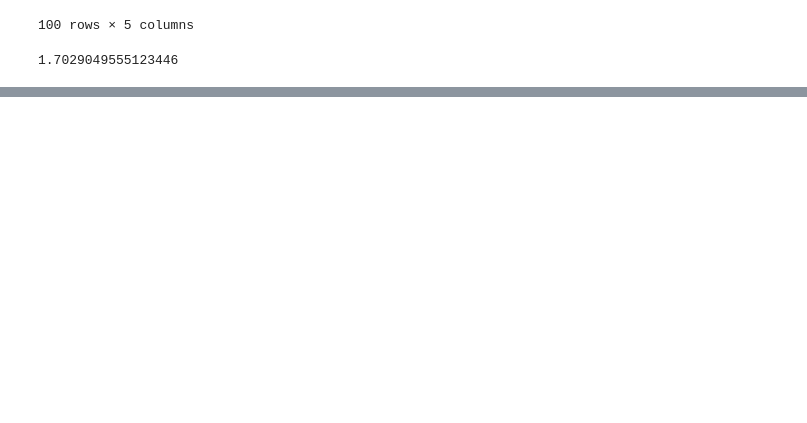
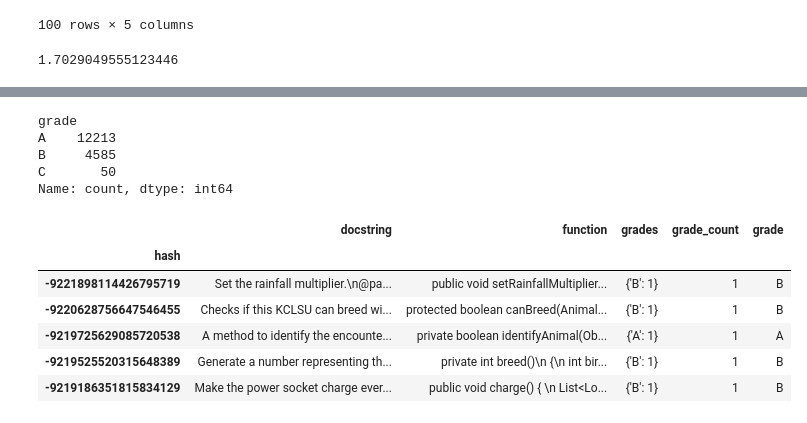
Before and after one commit to m-messer/Grading-Documentation-with-Machine-Learning, a Jupyter notebook: menagerie_unique_processor.ipynb, the cells around one changed output, grey strips where cells are left out. Saved outputs shown, nothing was run; the diff lists cells and outputs as text; code cells hidden in the pictures; blank space fills up the shorter version.

```diff
--- a/menagerie_unique_processor.ipynb
+++ b/menagerie_unique_processor.ipynb
@@ -147 +156,23 @@ Name: count, dtype: int64
+# %%
+# Filter out F and merge C - too few samples
+
+unique_consensus_df = unique_consensus_df[unique_consensus_df['grade'] != 'F']
+unique_consensus_df['grade'] = unique_consensus_df['grade'].apply(lambda g: g[0] if g[0] == 'C' else g)
+unique_consensus_df['grade'].value_counts()
+# %% [output]
+grade
+A    12213
+B     4585
+C       50
+Name: count, dtype: int64
+# %%
+unique_consensus_df.head()
+# %% [output]
+|  | docstring | function | grades | grade_count | grade |
+| hash |  |  |  |  |  |
+| -9221898114426795719 | Set the rainfall multiplier.\n@pa... | public void setRainfallMultiplier... | {'B': 1} | 1 | B |
+| -9220628756647546455 | Checks if this KCLSU can breed wi... | protected boolean canBreed(Animal... | {'B': 1} | 1 | B |
+| -9219725629085720538 | A method to identify the encounte... | private boolean identifyAnimal(Ob... | {'A': 1} | 1 | A |
+| -9219525520315648389 | Generate a number representing th... | private int breed()\n {\n int bir... | {'B': 1} | 1 | B |
+| -9219186351815834129 | Make the power socket charge ever... | public void charge() { \n List<Lo... | {'B': 1} | 1 | B |
 # %%
```
Also changed, not shown: parts of 6 cells of this notebook, 6 other files.
